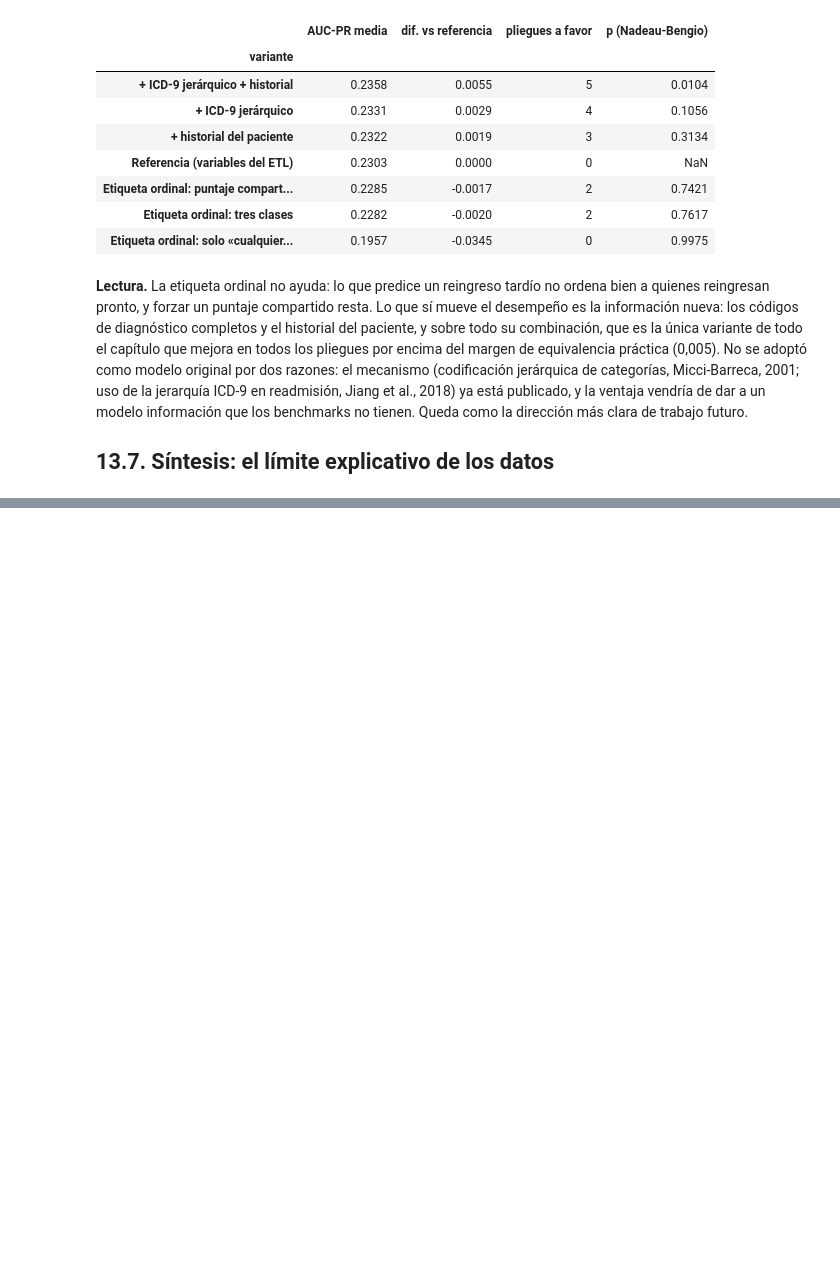
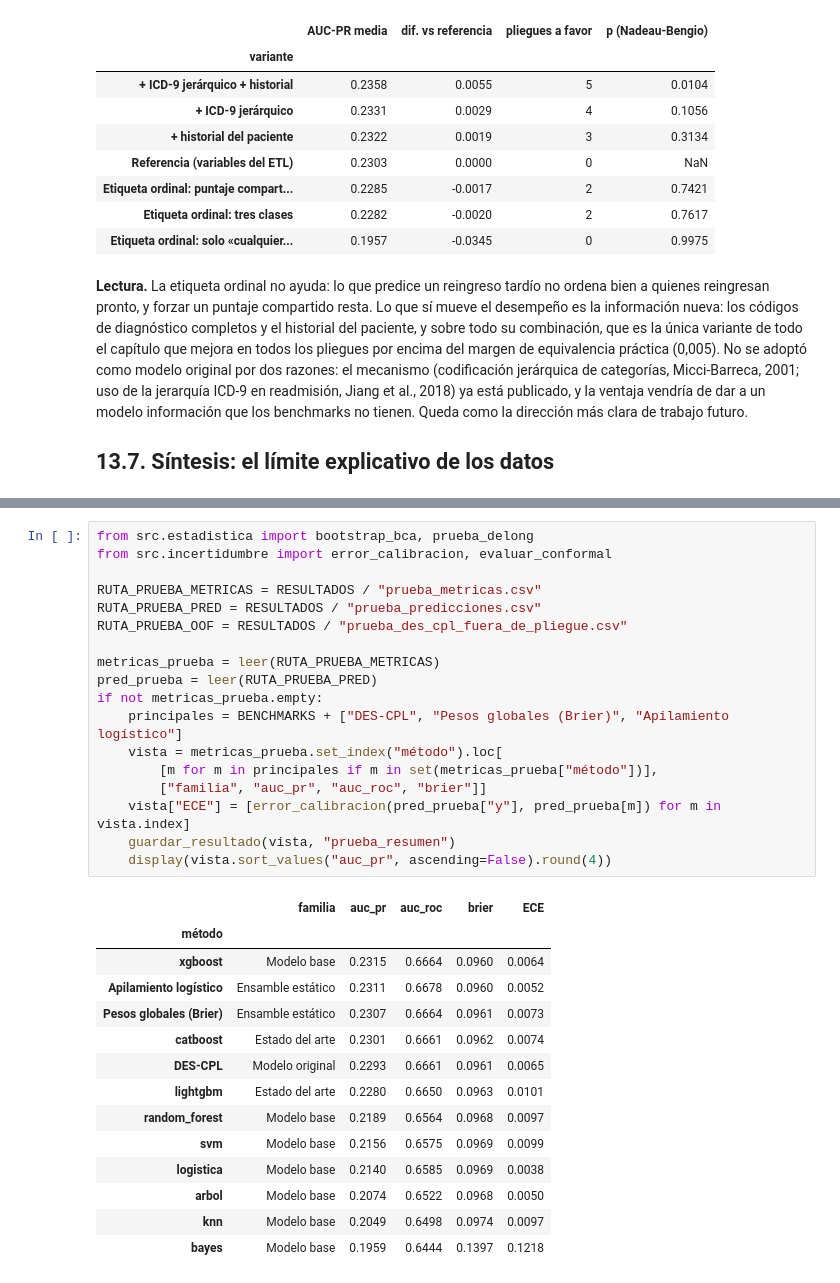
Before and after one commit to joshua2412-a/Diabetes_ProyectoML_202630, a Jupyter notebook: docs/13_Modelo_Original.ipynb, the cells around one changed output, grey strips where cells are left out. Drawn from its saved outputs; the diff is of its cells as text; blank space fills up the shorter version.

```diff
--- a/docs/13_Modelo_Original.ipynb
+++ b/docs/13_Modelo_Original.ipynb
@@ -535,0 +541,33 @@ Para el modelo original, esto significa que DES-CPL cumple los criterios de nove
+# %%
+from src.estadistica import bootstrap_bca, prueba_delong
+from src.incertidumbre import error_calibracion, evaluar_conformal
+
+RUTA_PRUEBA_METRICAS = RESULTADOS / "prueba_metricas.csv"
+RUTA_PRUEBA_PRED = RESULTADOS / "prueba_predicciones.csv"
+RUTA_PRUEBA_OOF = RESULTADOS / "prueba_des_cpl_fuera_de_pliegue.csv"
+
+metricas_prueba = leer(RUTA_PRUEBA_METRICAS)
+pred_prueba = leer(RUTA_PRUEBA_PRED)
+if not metricas_prueba.empty:
+    principales = BENCHMARKS + ["DES-CPL", "Pesos globales (Brier)", "Apilamiento logístico"]
+    vista = metricas_prueba.set_index("método").loc[
+        [m for m in principales if m in set(metricas_prueba["método"])],
+        ["familia", "auc_pr", "auc_roc", "brier"]]
+    vista["ECE"] = [error_calibracion(pred_prueba["y"], pred_prueba[m]) for m in vista.index]
+    guardar_resultado(vista, "prueba_resumen")
+    display(vista.sort_values("auc_pr", ascending=False).round(4))
+# %% [output]
+|  | familia | auc_pr | auc_roc | brier | ECE |
+| método |  |  |  |  |  |
+| xgboost | Modelo base | 0.2315 | 0.6664 | 0.0960 | 0.0064 |
+| Apilamiento logístico | Ensamble estático | 0.2311 | 0.6678 | 0.0960 | 0.0052 |
+| Pesos globales (Brier) | Ensamble estático | 0.2307 | 0.6664 | 0.0961 | 0.0073 |
+| catboost | Estado del arte | 0.2301 | 0.6661 | 0.0962 | 0.0074 |
+| DES-CPL | Modelo original | 0.2293 | 0.6661 | 0.0961 | 0.0065 |
+| lightgbm | Estado del arte | 0.2280 | 0.6650 | 0.0963 | 0.0101 |
+| random_forest | Modelo base | 0.2189 | 0.6564 | 0.0968 | 0.0097 |
+| svm | Modelo base | 0.2156 | 0.6575 | 0.0969 | 0.0099 |
+| logistica | Modelo base | 0.2140 | 0.6585 | 0.0969 | 0.0038 |
+| arbol | Modelo base | 0.2074 | 0.6522 | 0.0968 | 0.0050 |
+| knn | Modelo base | 0.2049 | 0.6498 | 0.0974 | 0.0097 |
+| bayes | Modelo base | 0.1959 | 0.6444 | 0.1397 | 0.1218 |
```
Also changed, not shown: parts of 7 cells of this notebook, 15 other files.
